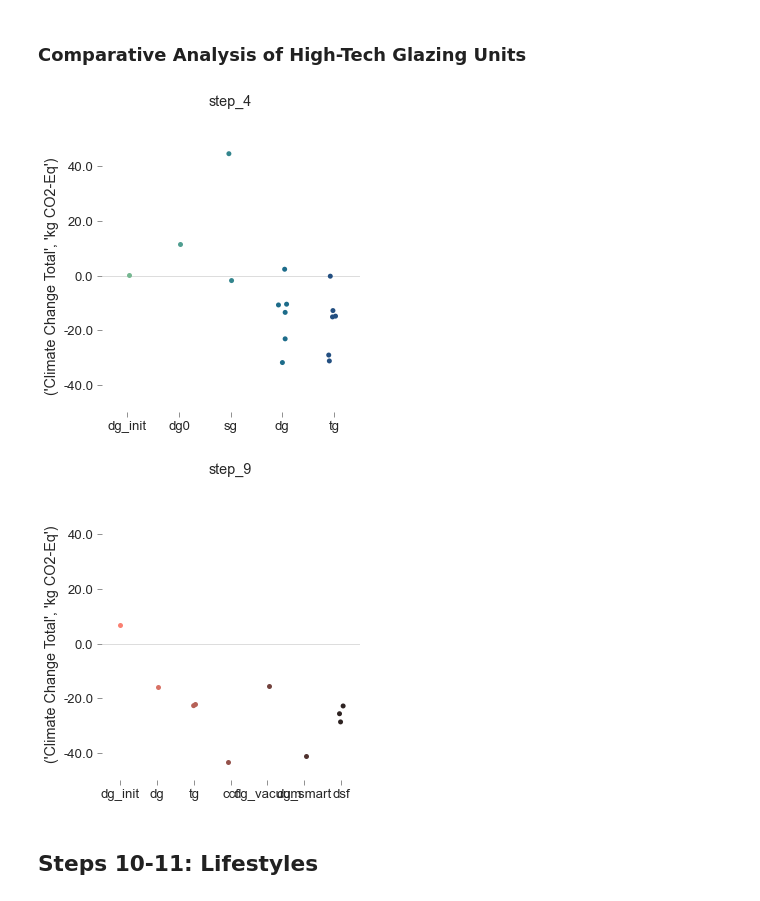
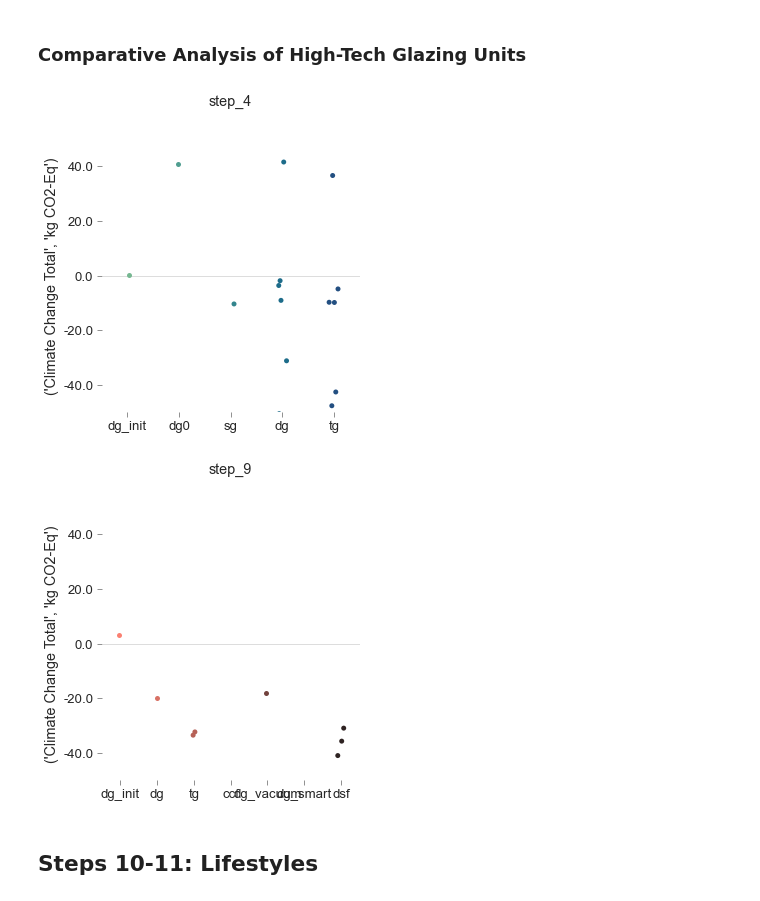
Before and after one commit to JeanSouv/LCA_IGUs, a Jupyter notebook: 02_LCA.ipynb, the cells around one changed output. Cells and saved outputs as stored; diff of their text form; code cells hidden in the pictures.

```diff
--- a/02_LCA.ipynb
+++ b/02_LCA.ipynb
@@ -2393,0 +2581,4 @@ df_ilcd_methods
+# %%
+df_plot.name = "GWP, tCO2-Eq"
+
+df_plot = df_plot.reset_index()
@@ -2636,12 +2878,12 @@ n = 1
 ic = df_ilcd_methods.xs(n, level=1)["Sub-Category"][0]
 ic
 
-# Keep the lca impact results at year=42 (end of life):
+# Keep the lca impact results at the end of life:
 df_plot = df_lca_lifespan[['step_1', 'step_2', 'step_3']].xs(
-    ic, axis=1, level=3, drop_level=False).loc[[42]]
+    ic, axis=1, level=3, drop_level=False).loc[[41]]
 
 # Transpose:
-df_plot = df_plot.T.unstack(level=(3, 4))[42].reset_index()
+df_plot = df_plot.T.unstack(level=(3, 4))[41].reset_index()
 
 # Category plot:
 g = sns.catplot(data=df_plot, x="IGU",
@@ -2847,12 +3089,12 @@ for i, j in [('step_1', 'step_2'),
              ('step_4', 'step_5'),
              ('step_6', 'step_7')]:
 
-    # Keep the lca impact results at year=42 (end of life):
+    # Keep the lca impact results at the end of life:
     df_plot = df_lca_lifespan[[i, j]].xs(
-        ic, axis=1, level=3, drop_level=False).loc[[42]]
+        ic, axis=1, level=3, drop_level=False).loc[[41]]
 
     # Transpose:
-    df_plot = df_plot.T.unstack(level=(3, 4))[42].reset_index()
+    df_plot = df_plot.T.unstack(level=(3, 4))[41].reset_index()
 
     # Category plot:
     g = sns.catplot(data=df_plot, x="IGU",
@@ -2967,12 +3209,12 @@ n = 1
 ic = df_ilcd_methods.xs(n, level=1)["Sub-Category"][0]
 ic
 
-# Keep the lca impact results at year=42 (end of life):
+# Keep the lca impact results at the end of life:
 df_plot = df_lca_lifespan[['step_4', 'step_8']].xs(
-    ic, axis=1, level=3, drop_level=False).loc[[42]]
+    ic, axis=1, level=3, drop_level=False).loc[[41]]
 
 # Transpose:
-df_plot = df_plot.T.unstack(level=(3, 4))[42].reset_index()
+df_plot = df_plot.T.unstack(level=(3, 4))[41].reset_index()
 
 # Category plot:
 g = sns.catplot(data=df_plot, x="IGU",
@@ -3081,42 +3323,42 @@ ic = df_ilcd_methods.xs(n, level=1)["Sub-Category"][0]
 ic
 
 for step in ['step_4', 'step_9']:
-    # Keep the lca impact results at year=42 (end of life):
+    # Keep the lca impact results at the end of life:
     df_plot = df_lca_lifespan[[step]].xs(
-        ic, axis=1, level=3, drop_level=False).loc[[42]]
+        ic, axis=1, level=3, drop_level=False).loc[[41]]
 
     # Transpose:
-    df_plot = df_plot.T.unstack(level=(3, 4))[42].reset_index()
+    df_plot = df_plot.T.unstack(level=(3, 4))[41].reset_index()
 
     if step == 'step_4':
         p = "crest"
     else:
         p = "dark:salmon_r"
 
     # Category plot:
     g = sns.catplot(data=df_plot, x="IGU",
                     y=("Climate Change Total", "kg CO2-Eq"),
                     hue="IGU", col="Step",
                     # kind="point", capsize=.1,
                     palette=p, height=5, aspect=1
                     )
 
     # palette=sns.color_palette(['firebrick', 'lightcoral', 'royalblue'])
 
     for ax in g.axes.flat:
         ax.yaxis.set_major_formatter(FuncFormatter(thousand_divide))
         style_ax(ax)
         ax.axhline(y=0, c='lightgrey', linestyle='-', linewidth=0.75)
 
     (g.set_titles("{col_name}", fontsize=17, y=1.1)
      .set(ylim=(-50000, 50000))
      .despine(left=True, bottom=True, offset=5)
      )
 
     plt.show()
 # %% [output]
-[figure, old version]
+[figure, new version]
-[figure, old version]
+[figure, new version]
 # %% [markdown]
 ## Steps 10-11: Lifestyles
 # %%
```
Also changed, not shown: parts of 84 cells of this notebook, 5 other files.
